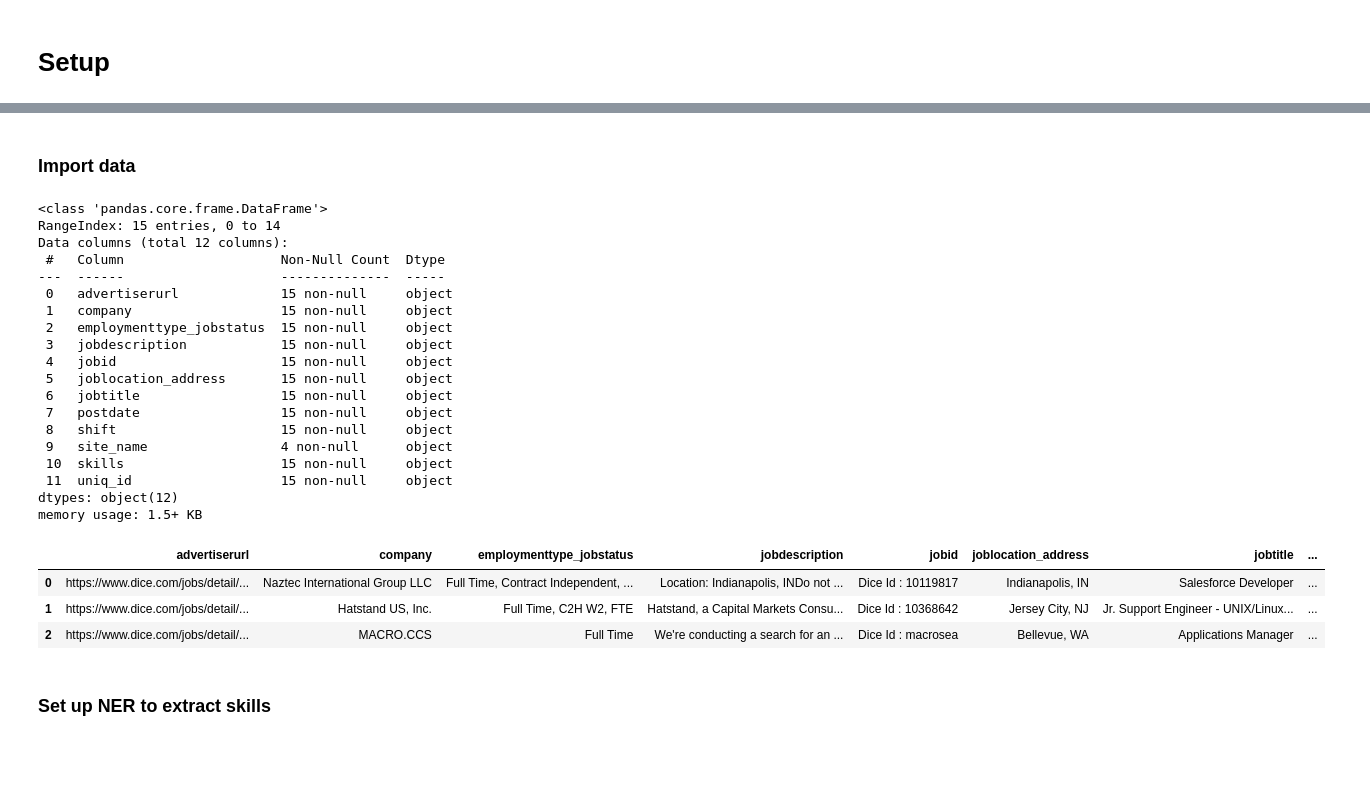
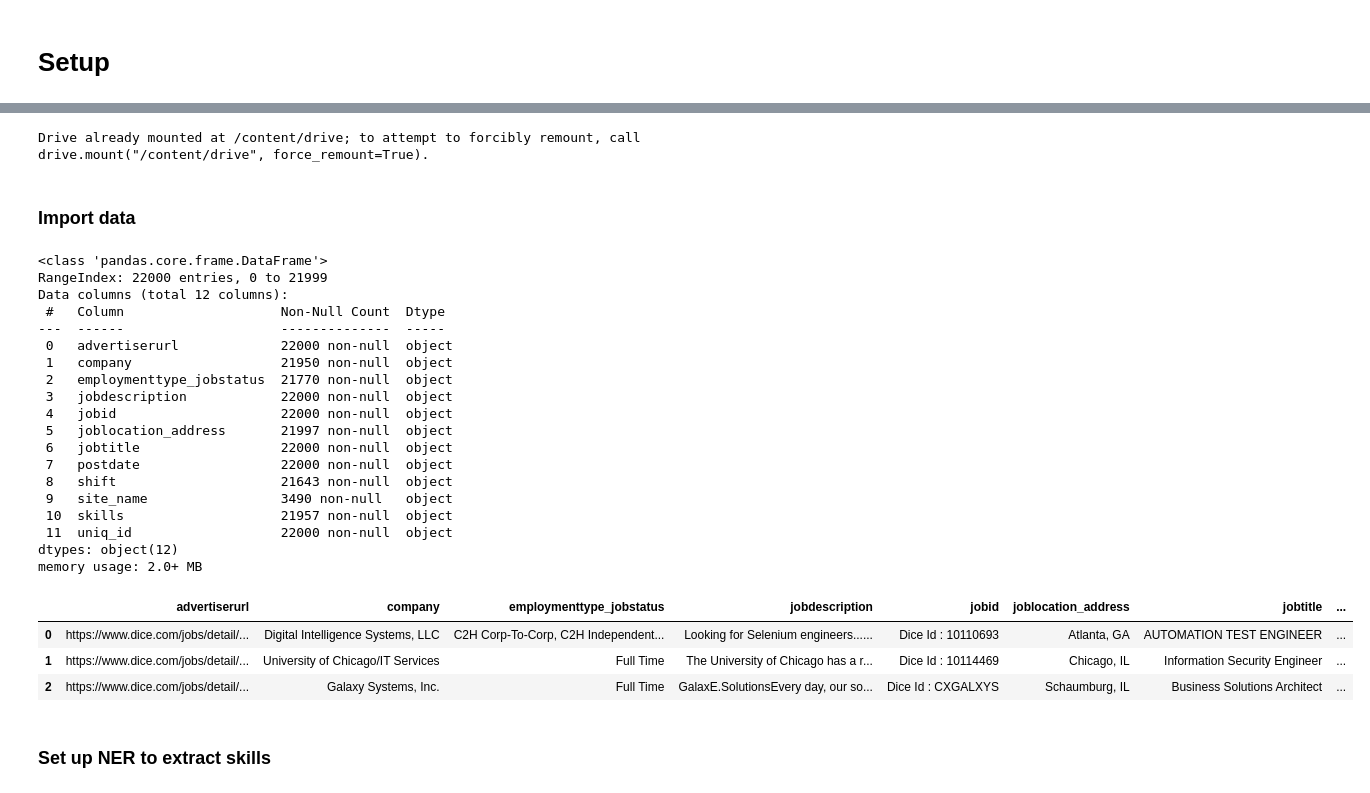
Before and after one commit to jessica-leslie-sergey/dse203, a Jupyter notebook: src/step1_process_listings.ipynb, the cells around one changed output, grey strips where cells are left out. Saved outputs shown, nothing was run; the diff lists cells and outputs as text; code cells hidden in the pictures; blank space fills up the shorter version.

```diff
--- a/src/step1_process_listings.ipynb
+++ b/src/step1_process_listings.ipynb
@@ -77,47 +98,50 @@ nlp_stanza = stanza.Pipeline('en', processors='tokenize, ner', use_gpu=False, po
 mydrive = ""  # this is when we run locally
 
 # Google Colab:
-# from google.colab import drive
-# drive.mount('/content/drive')
-# mydrive = "/content/drive/MyDrive/DSE 203 — etl/DSE203_Project/"  # this is when we run on COLAB
+from google.colab import drive
+drive.mount('/content/drive')
+mydrive = "/content/drive/MyDrive/DSE 203 — etl/DSE203_Project/"  # this is when we run on COLAB Leslie
+mydrive = "/content/drive/MyDrive/DSE203_Project/"  # this is when we run on COLAB Sergey
 
 input_dir = mydrive+"input_datasets/"
 output_dir = mydrive+"output_datasets/"
 temp_dir = mydrive+"temp_datasets/"
+# %% [output]
+Drive already mounted at /content/drive; to attempt to forcibly remount, call drive.mount("/content/drive", force_remount=True).
 # %% [markdown]
 ### Import data
 # %%
 '''import dataset from Google Drive'''
 
-# df = pd.read_csv(input_dir+"dice_com-job_us_sample.csv")
-df = pd.read_csv(input_dir+"dice_small.csv")
+df = pd.read_csv(input_dir+"dice_com-job_us_sample.csv")
+# df = pd.read_csv(input_dir+"dice_small.csv")
 
 df.info()
 df.head(3)
 # %% [output]
 <class 'pandas.core.frame.DataFrame'>
-RangeIndex: 15 entries, 0 to 14
+RangeIndex: 22000 entries, 0 to 21999
 Data columns (total 12 columns):
  #   Column                    Non-Null Count  Dtype
 ---  ------                    --------------  -----
- 0   advertiserurl             15 non-null     object
- 1   company                   15 non-null     object
- 2   employmenttype_jobstatus  15 non-null     object
- 3   jobdescription            15 non-null     object
- 4   jobid                     15 non-null     object
- 5   joblocation_address       15 non-null     object
- 6   jobtitle                  15 non-null     object
- 7   postdate                  15 non-null     object
- 8   shift                     15 non-null     object
- 9   site_name                 4 non-null      object
- 10  skills                    15 non-null     object
- 11  uniq_id                   15 non-null     object
+ 0   advertiserurl             22000 non-null  object
+ 1   company                   21950 non-null  object
+ 2   employmenttype_jobstatus  21770 non-null  object
+ 3   jobdescription            22000 non-null  object
+ 4   jobid                     22000 non-null  object
+ 5   joblocation_address       21997 non-null  object
+ 6   jobtitle                  22000 non-null  object
+ 7   postdate                  22000 non-null  object
+ 8   shift                     21643 non-null  object
+ 9   site_name                 3490 non-null   object
+ 10  skills                    21957 non-null  object
+ 11  uniq_id                   22000 non-null  object
 dtypes: object(12)
-memory usage: 1.5+ KB
+memory usage: 2.0+ MB
 |  | advertiserurl | company | employmenttype_jobstatus | jobdescription | jobid | joblocation_address | jobtitle | ... |
-| 0 | https://www.dice.com/jobs/detail/... | Naztec International Group LLC | Full Time, Contract Independent, ... | Location: Indianapolis, INDo not ... | Dice Id : 10119817 | Indianapolis, IN | Salesforce Developer | ... |
-| 1 | https://www.dice.com/jobs/detail/... | Hatstand US, Inc. | Full Time, C2H W2, FTE | Hatstand, a Capital Markets Consu... | Dice Id : 10368642 | Jersey City, NJ | Jr. Support Engineer - UNIX/Linux... | ... |
-| 2 | https://www.dice.com/jobs/detail/... | MACRO.CCS | Full Time | We're conducting a search for an ... | Dice Id : macrosea | Bellevue, WA | Applications Manager | ... |
+| 0 | https://www.dice.com/jobs/detail/... | Digital Intelligence Systems, LLC | C2H Corp-To-Corp, C2H Independent... | Looking for Selenium engineers...... | Dice Id : 10110693 | Atlanta, GA | AUTOMATION TEST ENGINEER | ... |
+| 1 | https://www.dice.com/jobs/detail/... | University of Chicago/IT Services | Full Time | The University of Chicago has a r... | Dice Id : 10114469 | Chicago, IL | Information Security Engineer | ... |
+| 2 | https://www.dice.com/jobs/detail/... | Galaxy Systems, Inc. | Full Time | GalaxE.SolutionsEvery day, our so... | Dice Id : CXGALXYS | Schaumburg, IL | Business Solutions Architect | ... |
 # %% [markdown]
 ### Set up NER to extract skills
 # %%
```
Also changed, not shown: parts of 15 cells of this notebook, 49 other files.
